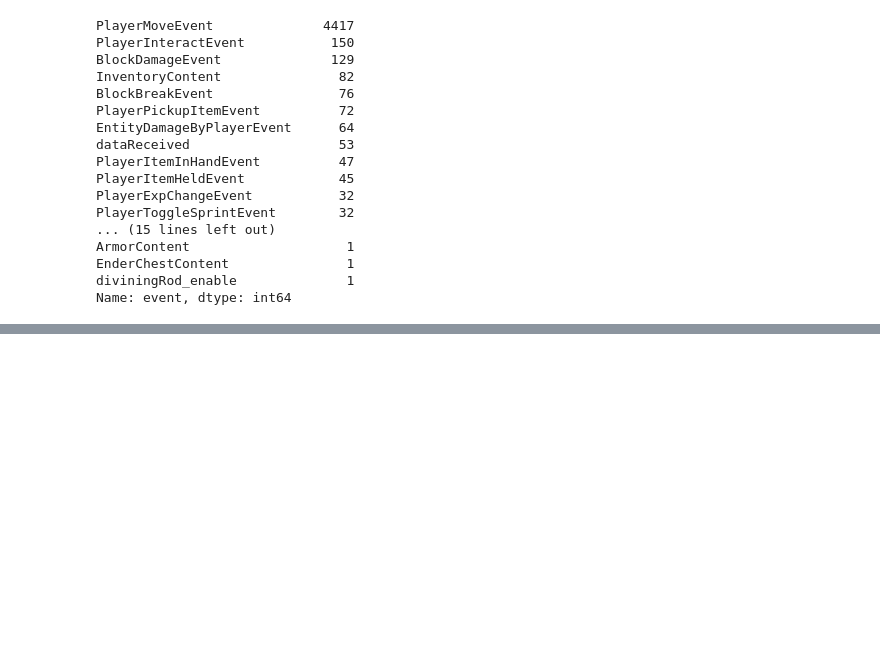
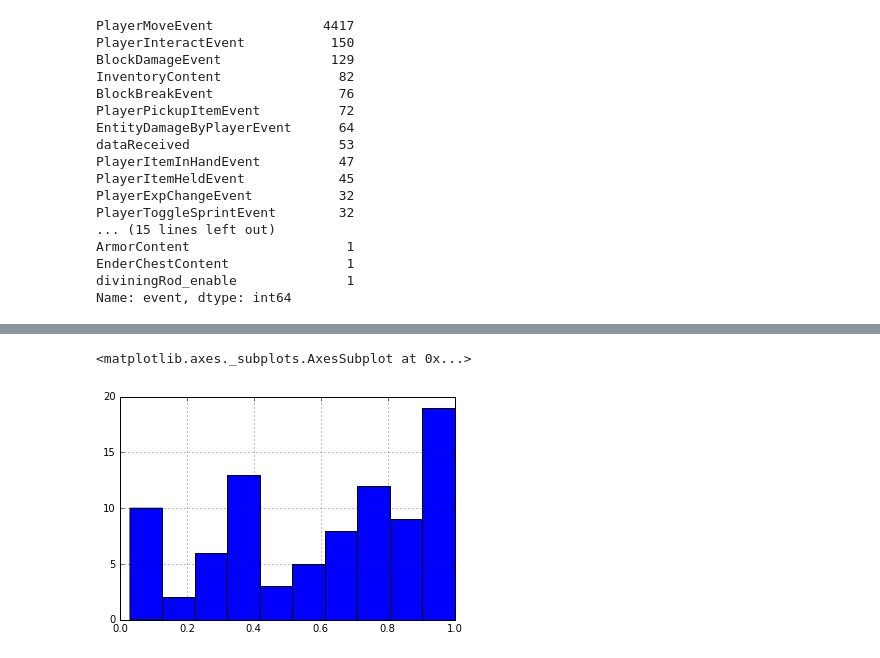
Before and after one commit to mmeagher/ARC6818, a Jupyter notebook: python-tests/Minecraft-data-20170801.ipynb, the cells around one changed output, grey strips where cells are left out. Drawn from its saved outputs; the diff is of its cells as text; code cells hidden in the pictures; blank space fills up the shorter version.

```diff
--- a/python-tests/Minecraft-data-20170801.ipynb
+++ b/python-tests/Minecraft-data-20170801.ipynb
@@ -114,0 +122,5 @@ df.to_csv('log-new.csv')
+# %%
+df.health.hist()
+# %% [output]
+<matplotlib.axes._subplots.AxesSubplot at 0x...>
+[figure, added]
```
Also changed, not shown: parts of 3 cells of this notebook.
